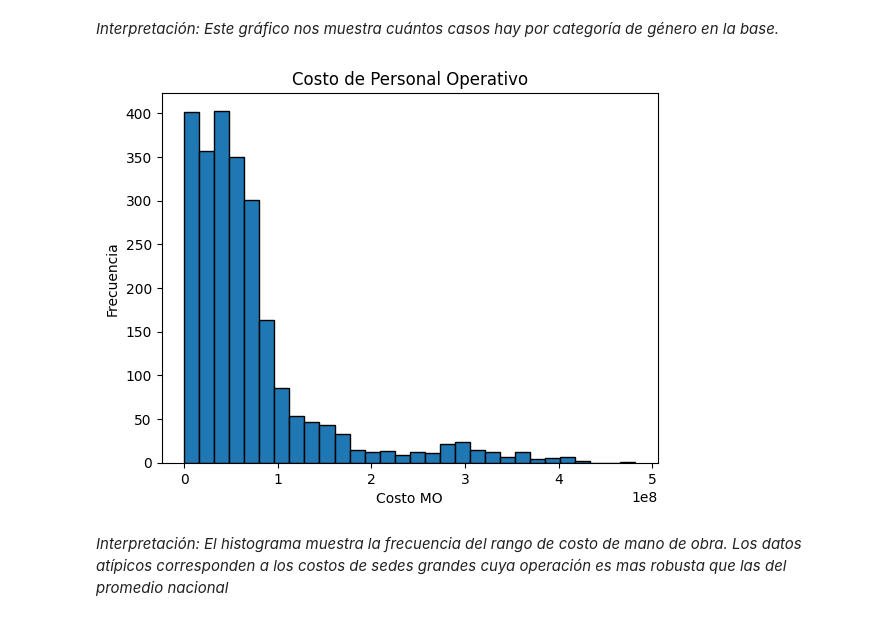
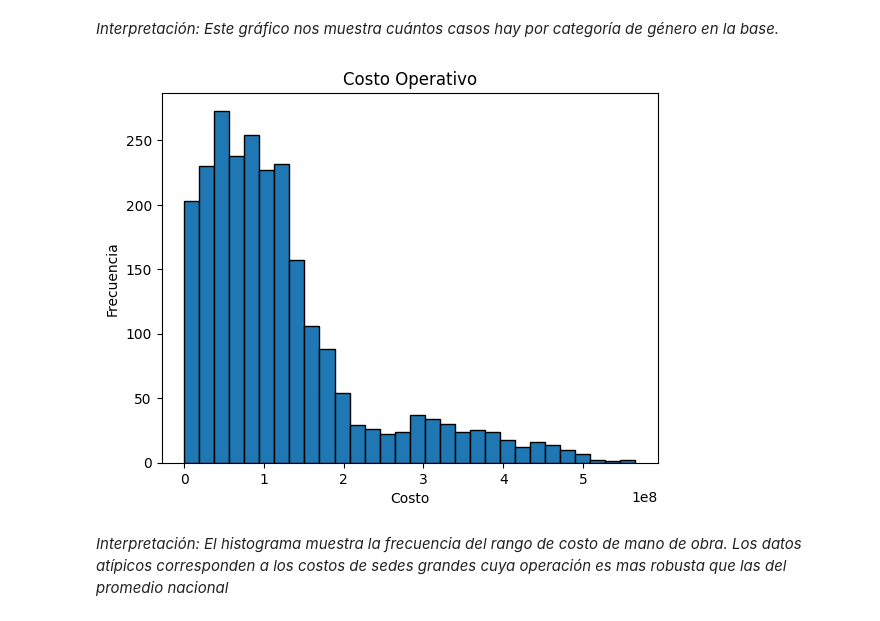
Before and after one commit to Anyeladr/taller, a Jupyter notebook: session-01/notebooks/Sesion 1.ipynb, the cells around one changed output. Cells and saved outputs as stored; diff of their text form; code cells hidden in the pictures.

```diff
--- a/session-01/notebooks/Sesion 1.ipynb
+++ b/session-01/notebooks/Sesion 1.ipynb
@@ -111,13 +96,13 @@ plt.show()
 # %% [markdown]
 *Interpretación: Este gráfico nos muestra cuántos casos hay por categoría de género en la base.*
 # %%
-df['Costo_M.Obra'].dropna().plot(kind='hist', bins=30, edgecolor='Black')
-plt.title('Costo de Personal Operativo')
-plt.xlabel('Costo MO')
+df['Costo_Operativo'].dropna().plot(kind='hist', bins=30, edgecolor='Black')
+plt.title('Costo Operativo')
+plt.xlabel('Costo')
 plt.ylabel('Frecuencia')
 plt.show()
 # %% [output]
-[figure, old version]
+[figure, new version]
 # %% [markdown]
 *Interpretación: El histograma muestra la frecuencia del rango de costo de mano de obra. Los datos atípicos corresponden a los costos de sedes grandes cuya operación es mas robusta que las del promedio nacional*
 # %%
```
Also changed, not shown: parts of 16 cells of this notebook.
